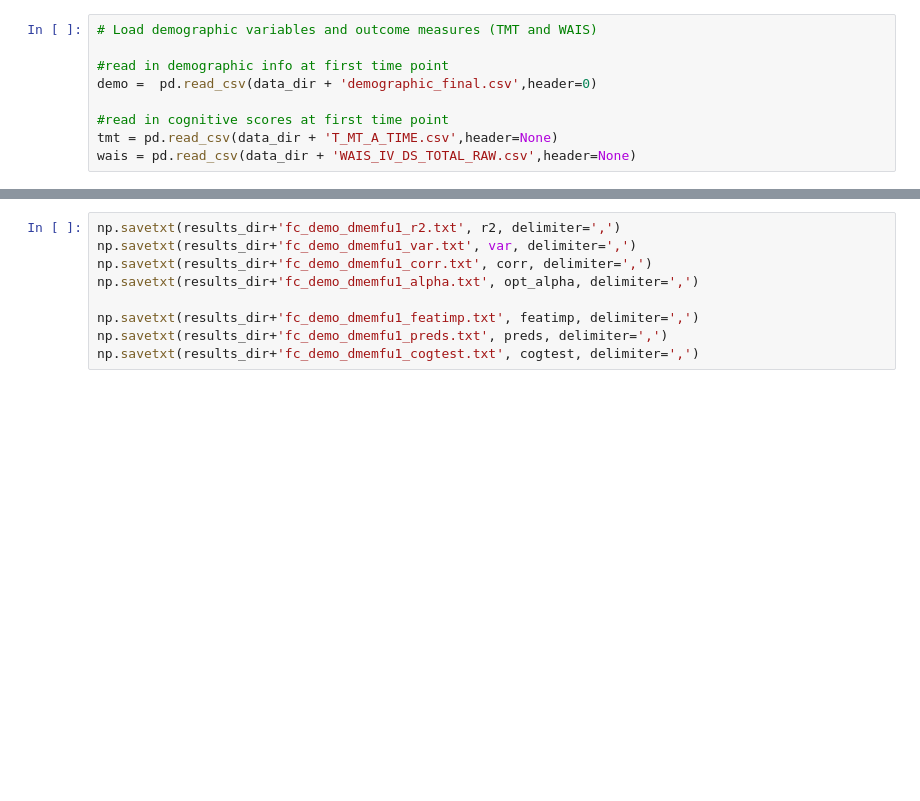
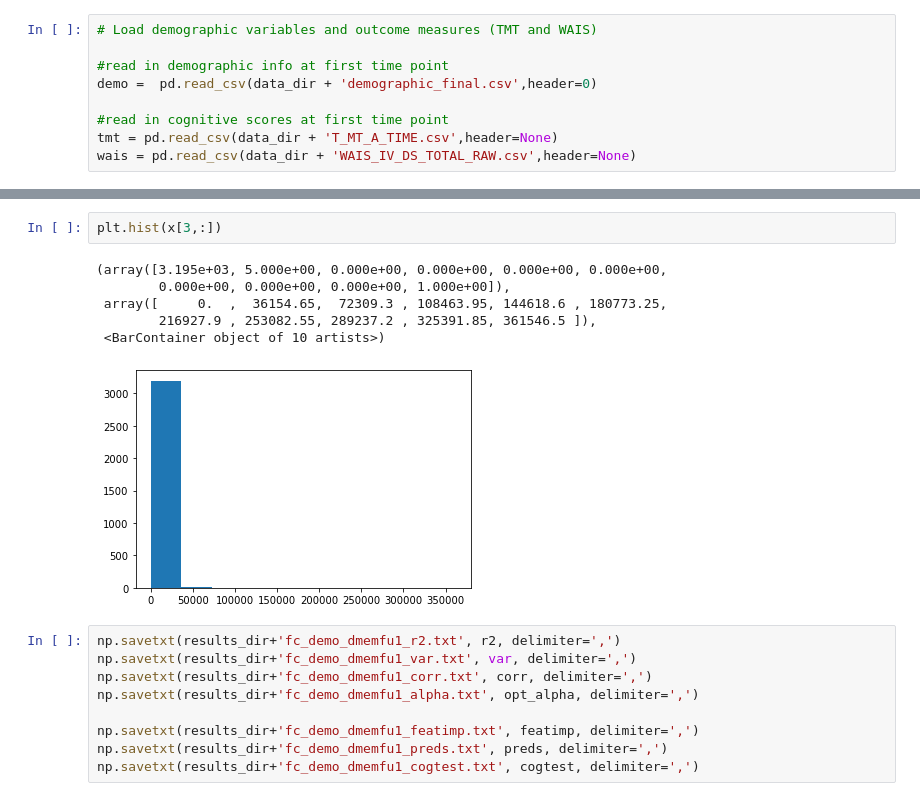
Before and after one commit to emilyolafson/cognition_nemo, a Jupyter notebook: iowa_SC_FC_cognition.ipynb, the cells around one changed output, grey strips where cells are left out. Cells and saved outputs as stored; diff of their text form; blank space fills up the shorter version.

```diff
--- a/iowa_SC_FC_cognition.ipynb
+++ b/iowa_SC_FC_cognition.ipynb
@@ -350,3 +620,12 @@ np.set_printoptions(threshold=True)
+# %%
+plt.hist(x[3,:])
+# %% [output]
+(array([3.195e+03, 5.000e+00, 0.000e+00, 0.000e+00, 0.000e+00, 0.000e+00,
+        0.000e+00, 0.000e+00, 0.000e+00, 1.000e+00]),
+ array([     0.  ,  36154.65,  72309.3 , 108463.95, 144618.6 , 180773.25,
+        216927.9 , 253082.55, 289237.2 , 325391.85, 361546.5 ]),
+ <BarContainer object of 10 artists>)
+[figure, added]
 # %%
 np.savetxt(results_dir+'fc_demo_dmemfu1_r2.txt', r2, delimiter=',')
 np.savetxt(results_dir+'fc_demo_dmemfu1_var.txt', var, delimiter=',')
```
Also changed, not shown: parts of 20 cells of this notebook, 1 other file.
